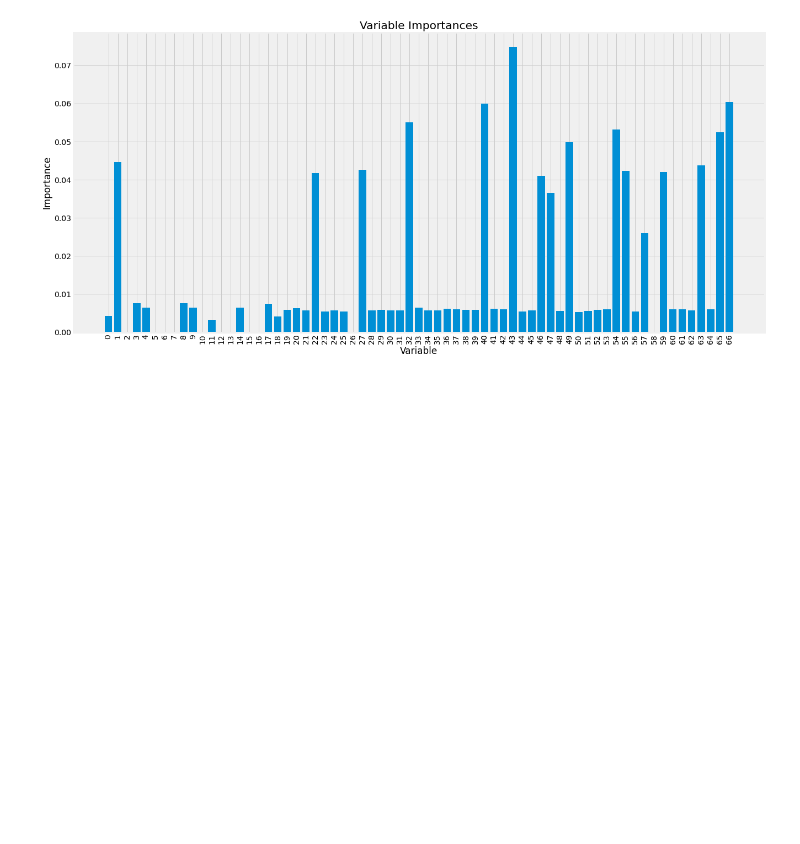
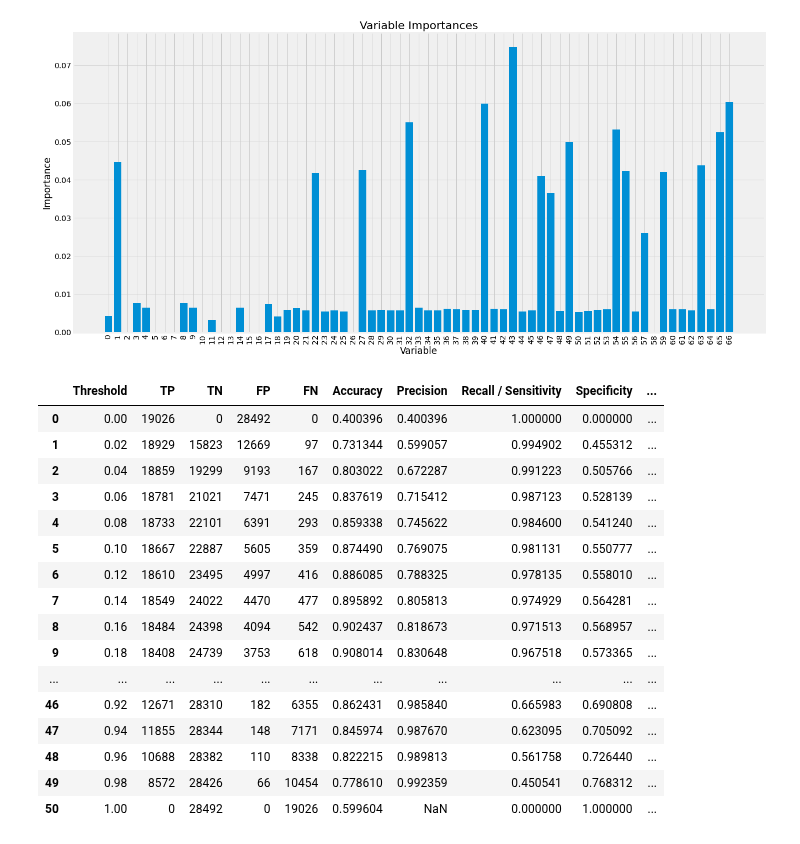
Before and after one commit to andrewmejia600/DS7333, a Jupyter notebook: CASE_STUDY_FINAL/Case 14 - XGBoost.ipynb, the cells around one changed output. Saved outputs shown, nothing was run; the diff lists cells and outputs as text; code cells hidden in the pictures; blank space fills up the shorter version.

Commit message:
adjusted thresholds

```diff
--- a/CASE_STUDY_FINAL/Case 14 - XGBoost.ipynb
+++ b/CASE_STUDY_FINAL/Case 14 - XGBoost.ipynb
@@ -8,6 +8,30 @@ import seaborn as sns
 from sklearn import metrics
 import xgboost as xg
 from sklearn.metrics import *
+# %%
+def getThreshold(y_test, probs, pos_label):
+    probs = probs.T[1]
+    actual = np.array([y_test == pos_label]).astype(int)[0]
+    resultsdf = pd.DataFrame(data = {'Actual':actual, 'Probability':probs})
+    tplist = []
+    tnlist = []
+    fplist = []
+    fnlist = []
+    threshlist = []
+    for thresh in np.linspace(0,1,num=51):
+        y_pred = probs > thresh
+        tplist.append((resultsdf['Actual'] * y_pred).sum())
+        tnlist.append(((1 - resultsdf['Actual']) * (1 - y_pred)).sum())
+        fplist.append(((1 - resultsdf['Actual']) * y_pred).sum())
+        fnlist.append((resultsdf['Actual'] * (1 - y_pred)).sum())
+        threshlist.append(thresh)
+    accdf = pd.DataFrame(data = {'Threshold':threshlist, 'TP':tplist, 'TN':tnlist, 'FP':fplist, 'FN':fnlist})
+    accdf['Accuracy'] = (accdf['TP'] + accdf['TN']) / (accdf['TP'] + accdf['FP'] + accdf['TN'] + accdf['FN'])
+    accdf['Precision'] = accdf['TP'] / (accdf['TP'] + accdf['FP'])
+    accdf['Recall / Sensitivity'] = accdf['TP'] / (accdf['TP'] + accdf['FN'])
+    accdf['Specificity'] = accdf['TN'] / (accdf['TN'] + accdf['TP'])
+    accdf['F1'] = 2*((accdf['Precision'] * accdf['Recall / Sensitivity']) / (accdf['Precision'] + accdf['Recall / Sensitivity']))
+    return accdf
 # %%
 #load csv
 file_path = "C:\\Users\\blgai\\OneDrive\\Documents\\School\\SMU\\Courses\\Spring 2021\\Quantifying The World\\Case Study 14\\Data\\final_project.csv"
@@ -367,3 +391,24 @@ plt.xticks(x_values, feature_list, rotation='vertical')
 plt.ylabel('Importance'); plt.xlabel('Variable'); plt.title('Variable Importances');
 # %% [output]
 [figure]
+# %%
+df_thresh = getThreshold(Y_test,xgb_c.predict_proba(X_test),pos_label=1)
+df_thresh
+# %% [output]
+|  | Threshold | TP | TN | FP | FN | Accuracy | Precision | Recall / Sensitivity | Specificity | ... |
+| 0 | 0.00 | 19026 | 0 | 28492 | 0 | 0.400396 | 0.400396 | 1.000000 | 0.000000 | ... |
+| 1 | 0.02 | 18929 | 15823 | 12669 | 97 | 0.731344 | 0.599057 | 0.994902 | 0.455312 | ... |
+| 2 | 0.04 | 18859 | 19299 | 9193 | 167 | 0.803022 | 0.672287 | 0.991223 | 0.505766 | ... |
+| 3 | 0.06 | 18781 | 21021 | 7471 | 245 | 0.837619 | 0.715412 | 0.987123 | 0.528139 | ... |
+| 4 | 0.08 | 18733 | 22101 | 6391 | 293 | 0.859338 | 0.745622 | 0.984600 | 0.541240 | ... |
+| 5 | 0.10 | 18667 | 22887 | 5605 | 359 | 0.874490 | 0.769075 | 0.981131 | 0.550777 | ... |
+| 6 | 0.12 | 18610 | 23495 | 4997 | 416 | 0.886085 | 0.788325 | 0.978135 | 0.558010 | ... |
+| 7 | 0.14 | 18549 | 24022 | 4470 | 477 | 0.895892 | 0.805813 | 0.974929 | 0.564281 | ... |
+| 8 | 0.16 | 18484 | 24398 | 4094 | 542 | 0.902437 | 0.818673 | 0.971513 | 0.568957 | ... |
+| 9 | 0.18 | 18408 | 24739 | 3753 | 618 | 0.908014 | 0.830648 | 0.967518 | 0.573365 | ... |
+| ... | ... | ... | ... | ... | ... | ... | ... | ... | ... | ... |
+| 46 | 0.92 | 12671 | 28310 | 182 | 6355 | 0.862431 | 0.985840 | 0.665983 | 0.690808 | ... |
+| 47 | 0.94 | 11855 | 28344 | 148 | 7171 | 0.845974 | 0.987670 | 0.623095 | 0.705092 | ... |
+| 48 | 0.96 | 10688 | 28382 | 110 | 8338 | 0.822215 | 0.989813 | 0.561758 | 0.726440 | ... |
+| 49 | 0.98 | 8572 | 28426 | 66 | 10454 | 0.778610 | 0.992359 | 0.450541 | 0.768312 | ... |
+| 50 | 1.00 | 0 | 28492 | 0 | 19026 | 0.599604 | NaN | 0.000000 | 1.000000 | ... |
```
Also changed, not shown: parts of 5 cells of this notebook.
